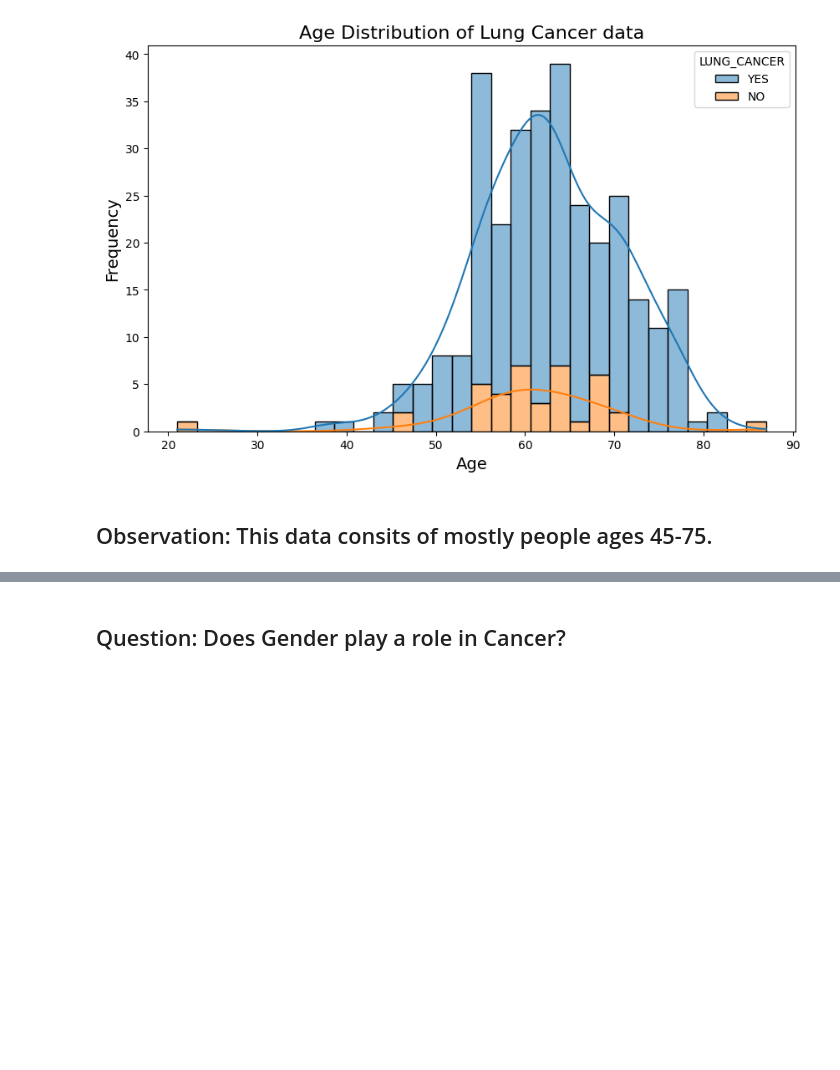
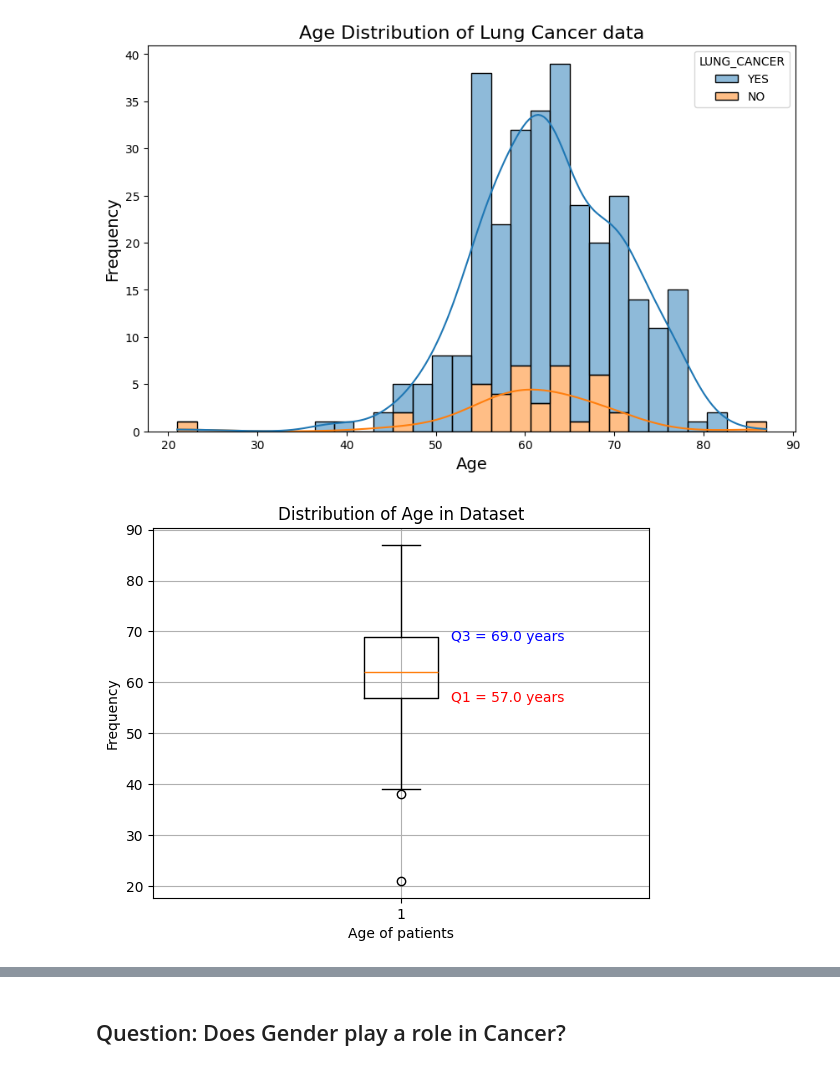
Before and after one commit to Xninety-nine/Springboard, a Jupyter notebook: Lung_Cancer_Prediction.ipynb, the cells around one changed output, grey strips where cells are left out. Drawn from its saved outputs; the diff is of its cells as text; code cells hidden in the pictures; blank space fills up the shorter version.

```diff
--- a/Lung_Cancer_Prediction.ipynb
+++ b/Lung_Cancer_Prediction.ipynb
@@ -176,5 +216,25 @@ plt.ylabel('Frequency', fontsize=14)
 plt.show()
 # %% [output]
 [figure]
-# %% [markdown]
-## Observation: This data consits of mostly people ages 45-75.
+# %%
+#Boxplot
+Q1 = df['AGE'].quantile(0.25)
+Q3 = df['AGE'].quantile(0.75)
+
+IQR = Q3 - Q1
+
+plt.boxplot(df['AGE'])
+
+plt.xlabel('Age of patients')
+plt.ylabel('Frequency')
+plt.title('Distribution of Age in Dataset')
+
+# Annotate IQR on the plot
+plt.text(1.1, Q3, f'Q3 = {Q3:.1f} years', verticalalignment='center', fontsize=10, color='blue')
+plt.text(1.1, Q1, f'Q1 = {Q1:.1f} years', verticalalignment='center', fontsize=10, color='red')
+
+# Show plot
+plt.grid(True)
+plt.show()
+# %% [output]
+[figure, added]
```
Also changed, not shown: parts of 81 cells of this notebook, 3 other files.
